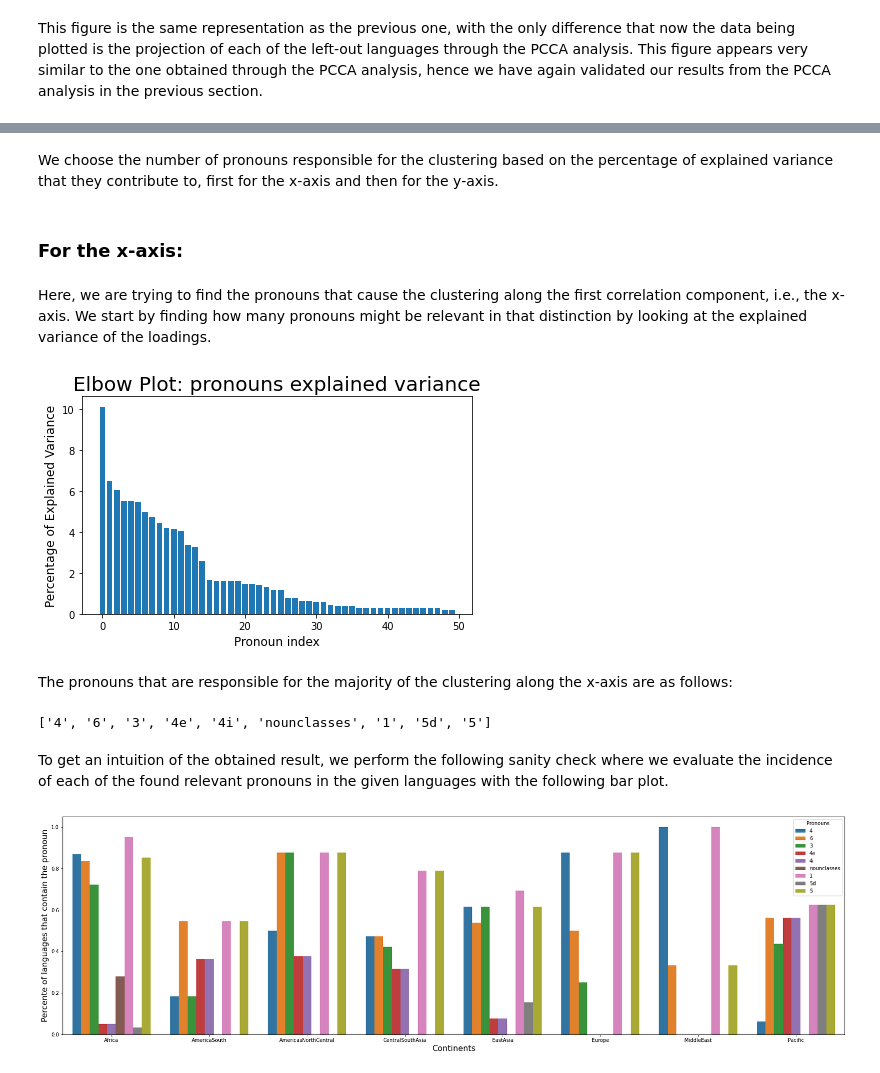
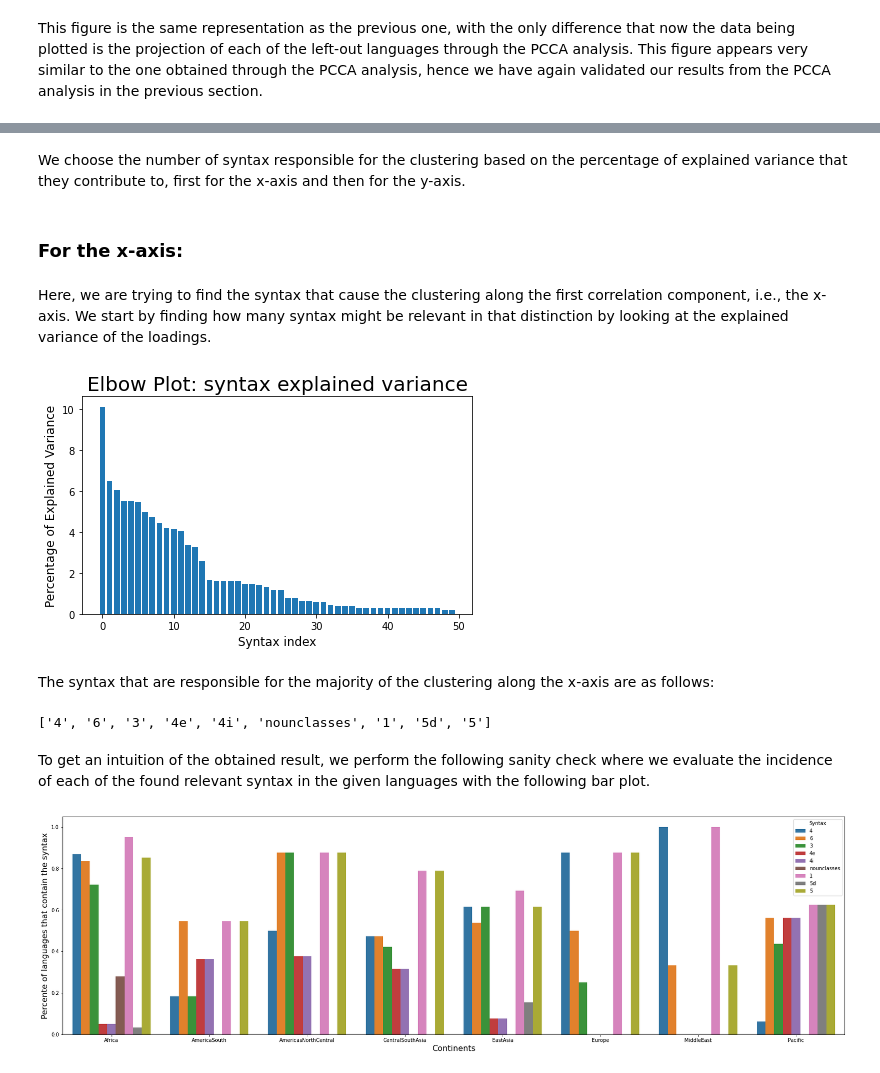
Before and after one commit to camoalon/language_genes, a Jupyter notebook: syntaxRuhlen_PCCA.ipynb, the cells around one changed output, grey strips where cells are left out. Drawn from its saved outputs; the diff is of its cells as text; code cells hidden in the pictures.

```diff
--- a/syntaxRuhlen_PCCA.ipynb
+++ b/syntaxRuhlen_PCCA.ipynb
@@ -111,5 +105,5 @@ On the left, the elbow plot for the alleles seems to suggest that 2 principal co
 # %%
 # Perform the dimension reduction as informed by the elbow plots
 alleles_pc = alleles_pca.iloc[:,0:2]
-pronouns_pc = pronouns_pca.iloc[:,0:10]
+syntax_pc = syntax_pca.iloc[:,0:10]
 # %% [markdown]
@@ -118,13 +112,13 @@ We find the CCA projection given the pronoun and the allele dataset, and we use
 # Perform CCA
 n_components = 2
 cca = CCA(n_components)
-cca.fit(pronouns_pc,alleles_pc)
-X = cca.transform(pronouns_pc)
+cca.fit(syntax_pc,alleles_pc)
+X = cca.transform(syntax_pc)
 
-pronouns_pcca = pd.DataFrame(X)
-pronouns_pcca ['Continents'] = continents
-pronouns_pcca.columns = ['C1','C2','Continents']
-pronouns_cca_loadings = pd.DataFrame(getattr(cca, "x_loadings_"))
+syntax_pcca = pd.DataFrame(X)
+syntax_pcca ['Continents'] = continents
+syntax_pcca.columns = ['C1','C2','Continents']
+syntax_cca_loadings = pd.DataFrame(getattr(cca, "x_loadings_"))
 # %%
 #@title PCCA projection of the data and their corresponding clusters
 
@@ -401,28 +395,28 @@ This operation is computed bellow and stored in pronouns_loadings.
 # %%
-pronouns_loadings = np.abs(pronouns_pca_loadings.iloc[:,0:10].dot(pronouns_cca_loadings))
+syntax_loadings = np.abs(syntax_pca_loadings.iloc[:,0:10].dot(syntax_cca_loadings))
 # %% [markdown]
-We choose the number of pronouns responsible for the clustering based on the percentage of explained variance that they contribute to, first for the x-axis and then for the y-axis.
+We choose the number of syntax responsible for the clustering based on the percentage of explained variance that they contribute to, first for the x-axis and then for the y-axis.
 # %% [markdown]
 ### For the x-axis:
 # %% [markdown]
-Here, we are trying to find the pronouns that cause the clustering along the first correlation component, i.e., the x-axis. We start by finding how many pronouns might be relevant in that distinction by looking at the explained variance of the loadings.
+Here, we are trying to find the syntax that cause the clustering along the first correlation component, i.e., the x-axis. We start by finding how many syntax might be relevant in that distinction by looking at the explained variance of the loadings.
 # %%
 # Find loadings accross x-axis
-pronouns_loadings_sorted_xaxis = pronouns_loadings[0].sort_values(ascending = False)
-pronouns_variance_xaxis = pronouns_loadings_sorted_xaxis/np.sum(pronouns_loadings_sorted_xaxis) * 100
+syntax_loadings_sorted_xaxis = syntax_loadings[0].sort_values(ascending = False)
+syntax_variance_xaxis = syntax_loadings_sorted_xaxis/np.sum(syntax_loadings_sorted_xaxis) * 100
 # %%
-#@title Elbow plot to visualize contribution of each pronoun to the explained variance
+#@title Elbow plot to visualize contribution of each syntax to the explained variance
 fig, ax = plt.subplots(figsize=(7, 4))
 
 upper_limit = 50
-plt.bar(range(0,len(pronouns_variance_xaxis[0:upper_limit])), pronouns_variance_xaxis[0:upper_limit])
+plt.bar(range(0,len(syntax_variance_xaxis[0:upper_limit])), syntax_variance_xaxis[0:upper_limit])
 
 plt.ylabel('Percentage of Explained Variance', fontsize = 12)
-plt.xlabel('Pronoun index', fontsize = 12 )
-plt.title('Elbow Plot: pronouns explained variance', fontsize = 20)
+plt.xlabel('Syntax index', fontsize = 12 )
+plt.title('Elbow Plot: syntax explained variance', fontsize = 20)
 plt.show()
 # %% [output]
-[figure, old version]
+[figure, new version]
 # %% [markdown]
-The pronouns that are responsible for the majority of the clustering along the x-axis are as follows:
+The syntax that are responsible for the majority of the clustering along the x-axis are as follows:
 # %%
@@ -431,5 +425,5 @@ print(pronouns_x)
 # %% [output]
 ['4', '6', '3', '4e', '4i', 'nounclasses', '1', '5d', '5']
 # %% [markdown]
-To get an intuition of the obtained result, we perform the following sanity check where we evaluate the incidence of each of the found relevant pronouns in the given languages with the following bar plot.
+To get an intuition of the obtained result, we perform the following sanity check where we evaluate the incidence of each of the found relevant syntax in the given languages with the following bar plot.
 # %%
```
Also changed, not shown: parts of 33 cells of this notebook.
